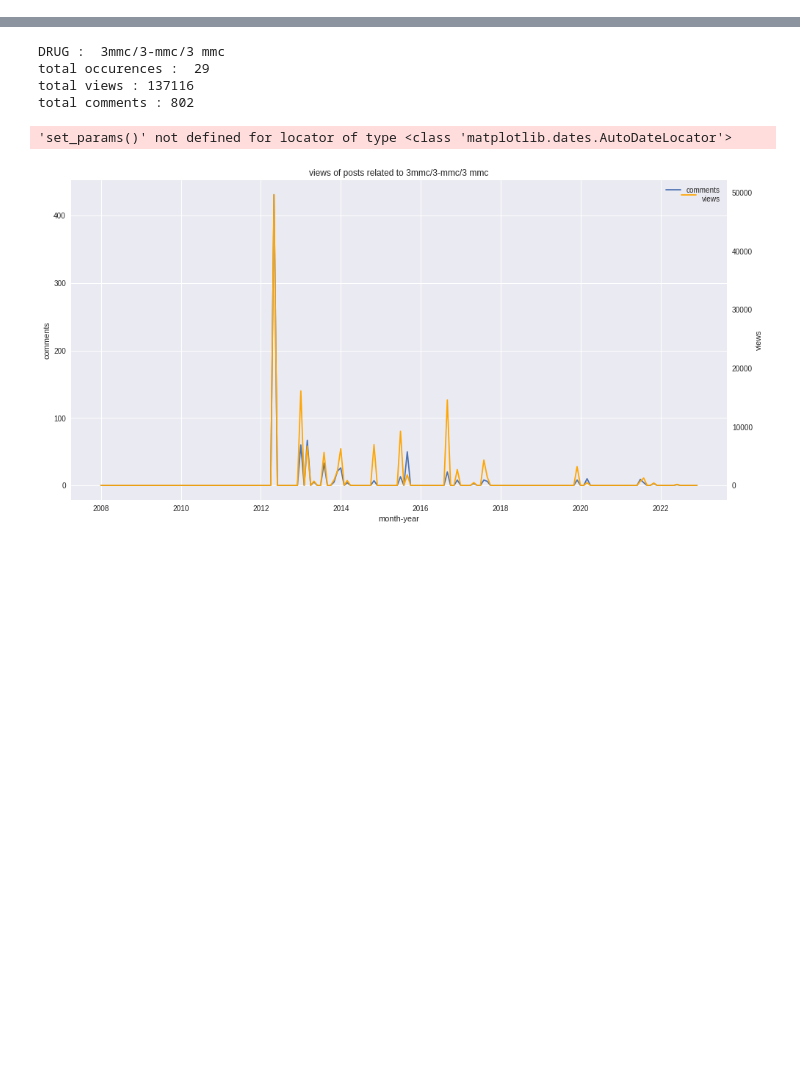
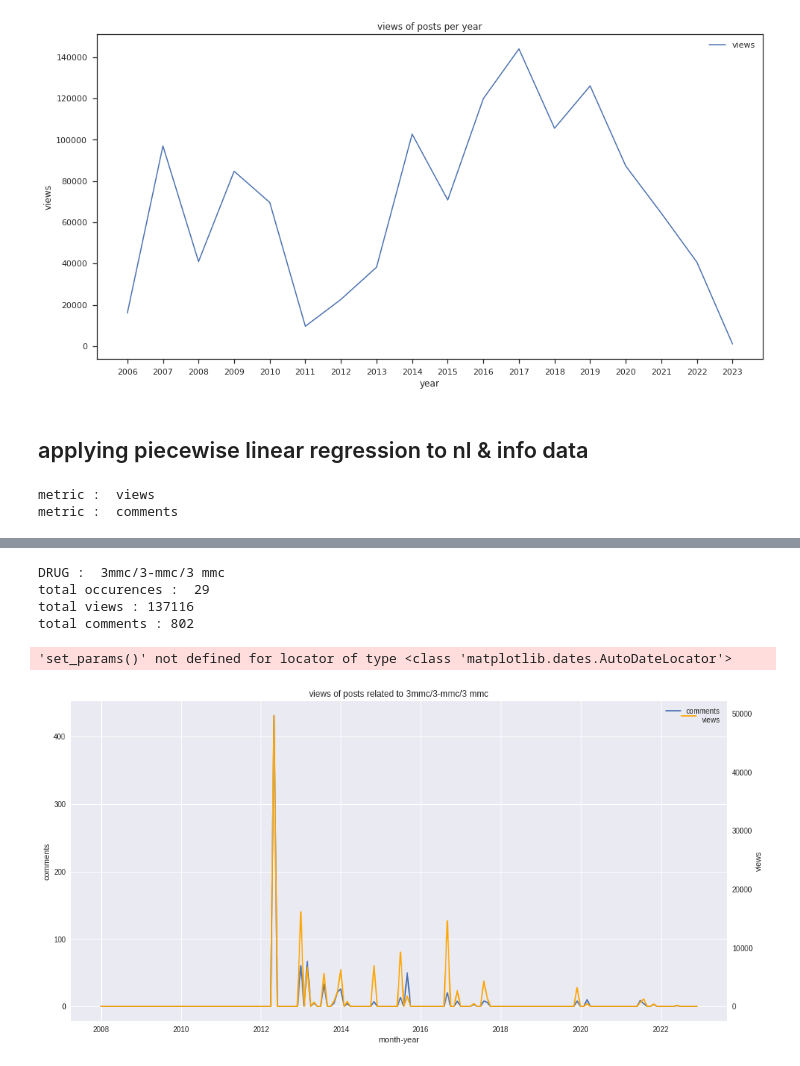
Before and after one commit to k-wal/modus-operandi, a Jupyter notebook: code/analysis/drugsforum .ipynb, the cells around one changed output, grey strips where cells are left out. Saved outputs shown, nothing was run; the diff lists cells and outputs as text; code cells hidden in the pictures; blank space fills up the shorter version.

```diff
--- a/code/analysis/drugsforum .ipynb
+++ b/code/analysis/drugsforum .ipynb
@@ -6,14 +6,18 @@ import numpy as np
 import plotly.express as px
 import matplotlib.pyplot as plt
 from datetime import datetime
+import pwlf
+import re
 sns.set()
 plt.style.use('seaborn')
 pd.options.plotting.backend = "plotly"
 plt.rcParams["figure.figsize"] = (16, 8)
 sns.set_palette("bright")
+#sns.set_style('whitegrid')
+sns.set(style="ticks")
 # %%
-#df = pd.read_csv('../../corpus/forums/drugsforumNL/threads/drugsforumnl.csv')
-df = pd.read_csv('../../corpus/forums/drugsforumInfo/threads/drugsforuminfo_threads.csv')
+df = pd.read_csv('../../corpus/forums/drugsforumNL/threads/drugsforumnl.csv')
+#df = pd.read_csv('../../corpus/forums/drugsforumInfo/threads/drugsforuminfo_threads.csv')
 df['title'] = df['title'].str.lower()
 df['content'] = df['content'].str.lower()
 # %%
@@ -124 +149,22 @@ def get_drug_timeseries(drug_names, df):
     return data
+# %%
+# plot yearly data for metric
+def get_yearly_graph(data, metric='views'):
+    data['year'] = data['year'].astype('str')
+    yearly = data.groupby(['year'])[metric].sum().reset_index()
+
+#     sns.lineplot(x = yearly['year'].astype('str'),
+#             y = np.log(pd.to_numeric(yearly[metric])),
+#             estimator=sum,
+#             ci=None,
+#             color='b',
+#             label=metric
+#             )
+    sns.lineplot(x = yearly['year'].astype('str'),
+            y = pd.to_numeric(yearly[metric]),
+            estimator=sum,
+            ci=None,
+            color='b',
+            label=metric
+            )
+    plt.title(metric + ' of posts per year')
@@ -146,3 +230,12 @@ def plot_two_sources(data1, data2):
     plt.locator_params(axis='x', nbins=20)
 
     plt.title('views of posts related to ' + '/'.join(drug_names))
+# %%
+# combine three sources of drugsforum.nl and return df
+def get_nl_df():
+    df1 = pd.read_csv('../../corpus/forums/drugsforumNL/threads/drugs_generaldrugsforumnl_threads.csv',
+                     lineterminator='\n')
+    df2 = pd.read_csv('../../corpus/forums/drugsforumNL/threads/research_chemicalsdrugsforumnl_threads.csv')
+    df3 = pd.read_csv('../../corpus/forums/drugsforumNL/threads/trip_reportsdrugsforumnl_threads.csv',
+                     lineterminator='\n')
+    return pd.concat([df1, df2, df3], axis=0)
@@ -148,0 +247,24 @@ def plot_two_sources(data1, data2):
+# %%
+nl_df = get_nl_df()
+#drug_names=['3mmc', '3-mmc', '3 mmc']
+#drug_names = ['4-fa', '4fa', '4 fa', '4-fmp', '4 fmp', '4fmp']
+drug_names = ['2-cb','2cb','2 cb']
+nl_data = get_drug_timeseries(drug_names, nl_df)
+get_yearly_graph(nl_data, metric='views')
+# %% [output]
+[figure, added]
+# %% [markdown]
+## applying piecewise linear regression to nl & info data
+# %%
+nl_df = get_nl_df()
+#drug_names=['3-mmc', '3mmc', '3 mmc']
+#drug_names = ['4-fa', '4fa', '4 fa', '4-fmp', '4 fmp', '4fmp']
+#drug_names = ['2-cb','2cb','2 cb','2c-b','2c b']
+#drug_names = ['4-mmc', '4mmc', '4 mmc', 'mephedrone', 'mefedron']
+drug_names = ['4-fma', '4fma', '4 fma']
+#drug_names = [ '6-apb', '6 apb', '6apb', 'benzofury', 'benzo fury']
+nl_data = get_drug_timeseries(drug_names, nl_df)
+pwlr_nl_data = apply_piecewise_linear_regression(nl_data, drug_names[0], forum='nl')
+# %% [output]
+metric :  views
+metric :  comments
```
Also changed, not shown: parts of 25 cells of this notebook, 28 other files.
